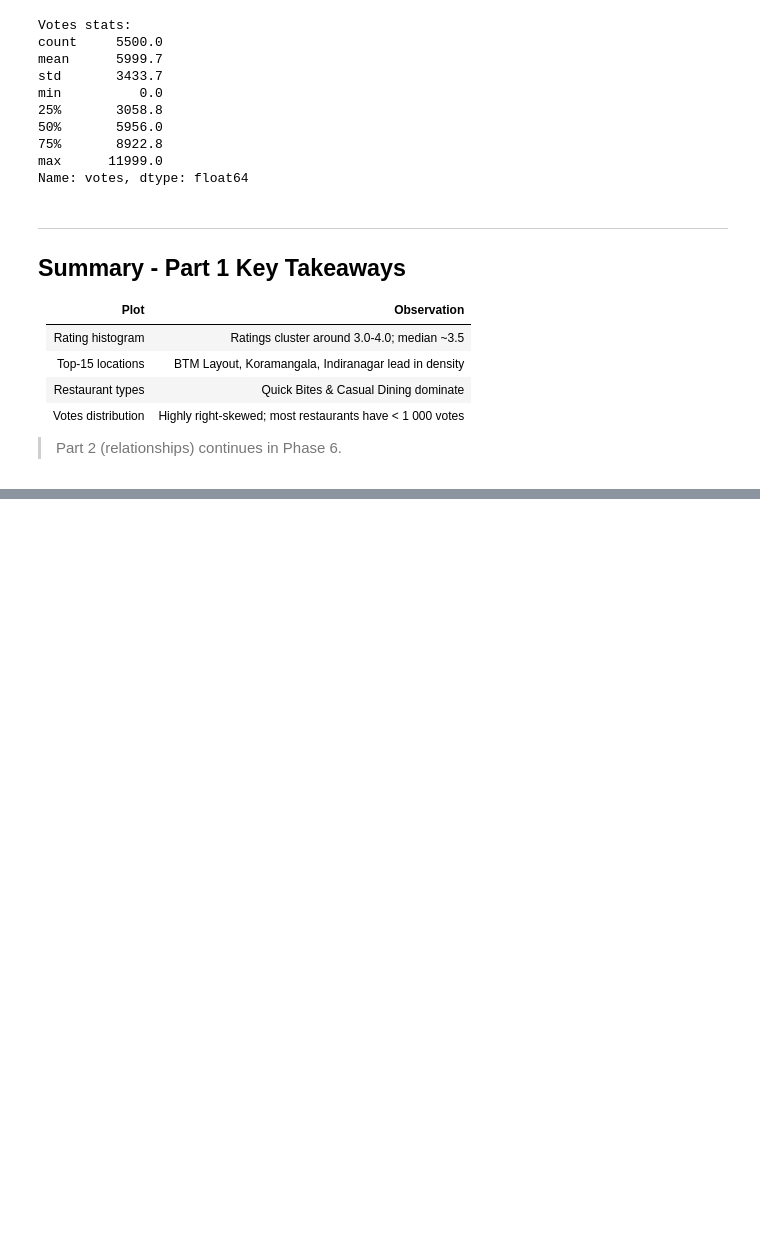
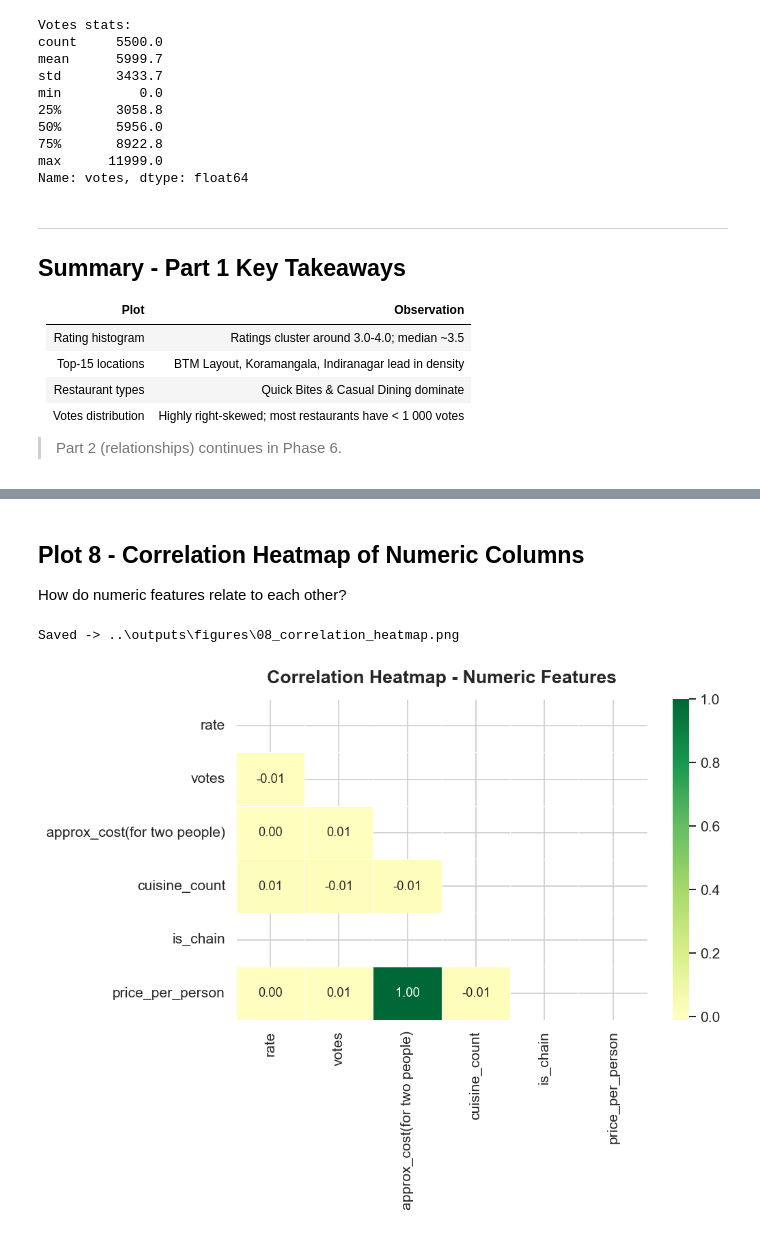
Before and after one commit to komalkaushikr/Zomato_analysis, a Jupyter notebook: notebooks/01_eda.ipynb, the cells around one changed output, grey strips where cells are left out. Saved outputs shown, nothing was run; the diff lists cells and outputs as text; code cells hidden in the pictures; blank space fills up the shorter version.

```diff
--- a/notebooks/01_eda.ipynb
+++ b/notebooks/01_eda.ipynb
@@ -149,0 +220,18 @@ Name: votes, dtype: float64
+# %% [markdown]
+## Plot 8 - Correlation Heatmap of Numeric Columns
+How do numeric features relate to each other?
+# %%
+num_cols = ['rate','votes','approx_cost(for two people)','cuisine_count','is_chain','price_per_person']
+num_cols = [c for c in num_cols if c in df.columns]
+corr = df[num_cols].astype(float).corr()
+fig, ax = plt.subplots(figsize=(9, 7))
+mask = np.triu(np.ones_like(corr, dtype=bool))
+sns.heatmap(corr, mask=mask, annot=True, fmt='.2f', cmap='RdYlGn', center=0,
+            linewidths=0.5, linecolor='white', annot_kws={'size':11}, ax=ax)
+ax.set_title('Correlation Heatmap - Numeric Features', fontsize=16, fontweight='bold', pad=14)
+plt.tight_layout()
+save_fig('08_correlation_heatmap.png')
+plt.show()
+# %% [output]
+Saved -> ..\outputs\figures\08_correlation_heatmap.png
+[figure, added]
```
Also changed, not shown: parts of 10 cells of this notebook, 5 other files.
